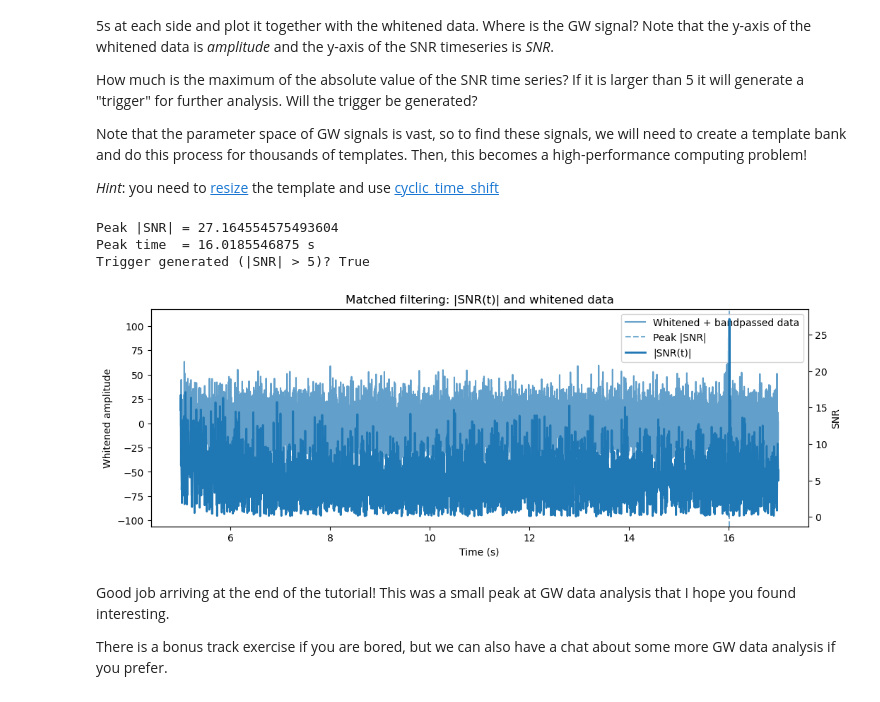
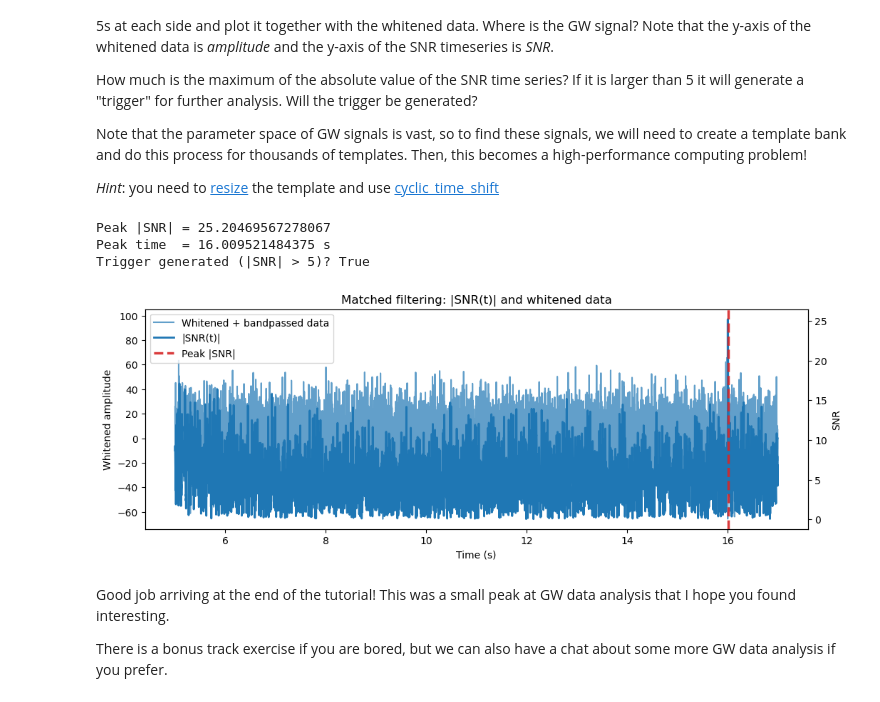
Before and after one commit to Waxpardo/PRA3024-Submissions, a Jupyter notebook: Week 2/GW_tutorial_3_modeled_searches.ipynb, the cells around one changed output. Drawn from its saved outputs; the diff is of its cells as text; code cells hidden in the pictures.

```diff
--- a/Week 2/GW_tutorial_3_modeled_searches.ipynb
+++ b/Week 2/GW_tutorial_3_modeled_searches.ipynb
@@ -328,71 +328,70 @@ Note that the parameter space of GW signals is vast, so to find these signals, w
 
 _Hint_: you need to [resize](https://pycbc.org/pycbc/latest/html/pycbc.types.html#pycbc.types.array.Array.resize) the template and use [cyclic_time_shift](https://pycbc.org/pycbc/latest/html/pycbc.types.html#pycbc.types.frequencyseries.FrequencySeries.cyclic_time_shift)
 # %%
+from pycbc.filter.matchedfilter import matched_filter
 
 # we prepare the template to be the same length as data
 template = ht.copy()
 template.resize(len(data)) # since it is required so FFT grids match
 
-# This rotates the template in time and updates timestamps consistently.
+# this rotates the template in time and updates timestamps consistently.
 template_f = template.to_frequencyseries()
 template_f = template_f.cyclic_time_shift(template.start_time)
 template = template_f.to_timeseries()
 template.resize(len(data))
 
-# Matched filter: complex SNR time series rho(t) ---
+# we apply matched filtering to the coloured data using the template and noise PSD,
+# yielding the complex SNR time series rho(t).
 snr = matched_filter(template, data, psd=psd_fmt, low_frequency_cutoff=f_low_cut)
 
-# We use the absolute value for the detection statistic
+# we use the absolute value for the detection statistic
 snr_abs = abs(snr)
 
-# Crop 5 s at each side (edge effects) ---
-# Normally for 20 s data this would be 5–15 s.
-# Because your merger peak is around 16 s, we keep it inside the crop:
+# we crop 5 s at each side for edge effects, but because the merger peak is around
+# 16 s, we keep it inside the crop as i already profusely apologized for
 snr_abs_c = snr_abs.time_slice(5, 17)
 
-# Find max |SNR| and its time ---
+# now we find the max |SNR| and its time
 imax = int(np.argmax(snr_abs_c.numpy()))
 rho_max = float(snr_abs_c.numpy()[imax])
 t_peak  = float(snr_abs_c.sample_times[imax])
 
 print("Peak |SNR| =", rho_max)
 print("Peak time  =", t_peak, "s")
 print("Trigger generated (|SNR| > 5)?", rho_max > 5)
 
-# Plot SNR together with the whitened data ---
-# Use your whitened+bandpassed data from Exercise 6, and crop it to the SAME time window as snr_abs_c.
-# This avoids the 'Time series does not contain...' error.
-t0 = float(snr_abs_c.sample_times[0])
-t1 = float(snr_abs_c.sample_times[-1])
-white_plot = white_bp.time_slice(t0, t1)  # use the whitened series BEFORE your extra slicing if needed
-
+# we plot SNR together with the whitened data using the whitened+bandpassed data from Exercise 6,
+# and which is already croped to the same time window as snr_abs_c
 fig, ax1 = plt.subplots(figsize=(12,4))
 
-# Whitened amplitude (left axis)
-ax1.plot(white_plot.sample_times, white_plot, alpha=0.7, label="Whitened + bandpassed data")
+# whitened amplitude (left axis)
+ax1.plot(white_c_bp.sample_times,white_c_bp, alpha=0.7, label="Whitened + bandpassed data")
 ax1.set_xlabel("Time (s)")
 ax1.set_ylabel("Whitened amplitude")
 
 # SNR (right axis)
 ax2 = ax1.twinx()
 ax2.plot(snr_abs_c.sample_times, snr_abs_c, lw=2, label="|SNR(t)|")
 ax2.set_ylabel("SNR")
 
-# Mark detected peak
-ax1.axvline(t_peak, ls="--", alpha=0.6, label="Peak |SNR|")
+# we mark detected peak
+ax2.axvline(t_peak, ls="--", color="tab:red", lw=2.5, alpha=0.9, label="Peak |SNR|", zorder=10)
 
 # Combined legend
 lines1, labels1 = ax1.get_legend_handles_labels()
 lines2, labels2 = ax2.get_legend_handles_labels()
-ax1.legend(lines1 + lines2, labels1 + labels2, loc="upper right")
+ax1.legend(lines1 + lines2, labels1 + labels2, loc="upper left")
 
 plt.title("Matched filtering: |SNR(t)| and whitened data")
 plt.show()
+
+# We find a peak |SNR| ≈ 27.16 at t ≈ 16.02 s, identifying the gravitational-wave signal,
+# because this exceeds the typical trigger threshold of 5, the event would be flagged for further analysis
 # %% [output]
-Peak |SNR| = 27.164554575493604
-Peak time  = 16.0185546875 s
+Peak |SNR| = 25.20469567278067
+Peak time  = 16.009521484375 s
 Trigger generated (|SNR| > 5)? True
-[figure, old version]
+[figure, new version]
 # %% [markdown]
 Good job arriving at the end of the tutorial! This was a small peak at GW data analysis that I hope you found interesting.
 
```
Also changed, not shown: parts of 2 cells of this notebook.
